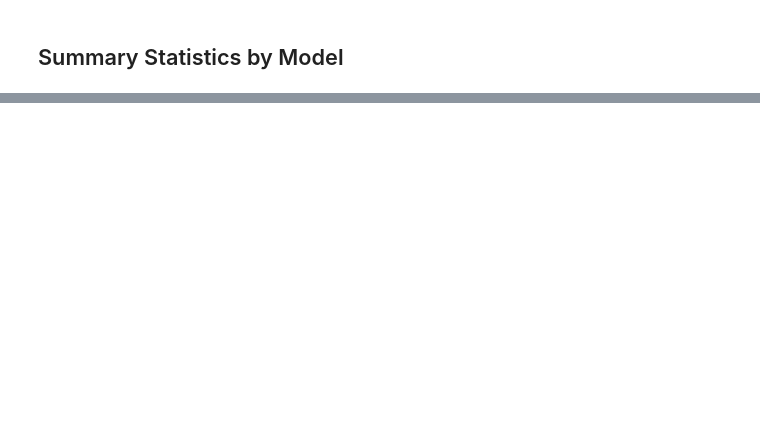
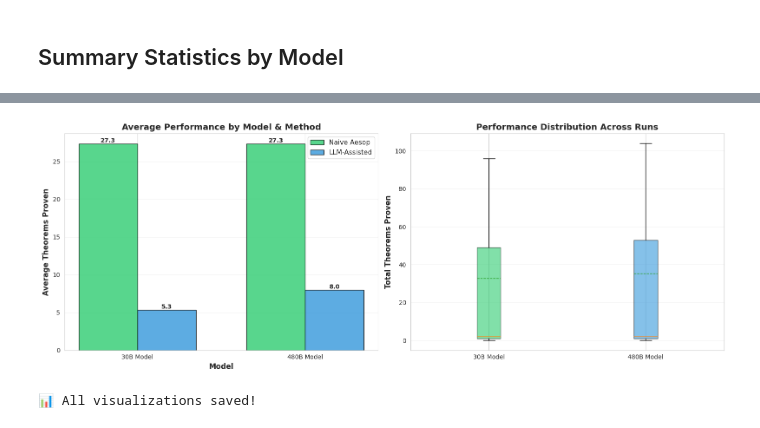
Before and after one commit to padieul/tactic-annot, a Jupyter notebook: experiments/stats.ipynb, the cells around one changed output, grey strips where cells are left out. Cells and saved outputs as stored; diff of their text form; code cells hidden in the pictures; blank space fills up the shorter version.

```diff
--- a/experiments/stats.ipynb
+++ b/experiments/stats.ipynb
@@ -199,27 +402,58 @@ print(model_stats)
 # %%
-# Create comparative bar chart
-if len(models) > 1:
-    fig, ax = plt.subplots(figsize=(12, 6))
+# Create comprehensive comparison charts
+fig, (ax1, ax2) = plt.subplots(1, 2, figsize=(16, 6))
 
-    model_avg = df_runs.groupby('model')[['naive_success', 'llm_success']].mean()
-    model_avg['model_short'] = [m.split('/')[-1][:35] for m in model_avg.index]
+# Chart 1: Average performance by method
+model_avg = df_runs.groupby('model')[['naive_success', 'llm_success']].mean()
 
-    x = range(len(model_avg))
-    width = 0.35
+x = range(len(model_avg))
+width = 0.35
 
-    ax.bar([i - width/2 for i in x], model_avg['naive_success'],
-           width, label='Naive Aesop', color='#2ecc71', alpha=0.8)
-    ax.bar([i + width/2 for i in x], model_avg['llm_success'],
-           width, label='LLM-Assisted', color='#3498db', alpha=0.8)
+bars1 = ax1.bar([i - width/2 for i in x], model_avg['naive_success'],
+       width, label='Naive Aesop', color='#2ecc71', alpha=0.8, edgecolor='black')
+bars2 = ax1.bar([i + width/2 for i in x], model_avg['llm_success'],
+       width, label='LLM-Assisted', color='#3498db', alpha=0.8, edgecolor='black')
 
-    ax.set_xlabel('Model', fontsize=12, fontweight='bold')
-    ax.set_ylabel('Average Theorems Proven', fontsize=12, fontweight='bold')
-    ax.set_title('Average Performance by Model', fontsize=14, fontweight='bold')
-    ax.set_xticks(x)
-    ax.set_xticklabels(model_avg['model_short'], rotation=15, ha='right')
-    ax.legend()
-    ax.grid(True, alpha=0.3, axis='y')
+# Add value labels
+for bars in [bars1, bars2]:
+    for bar in bars:
+        height = bar.get_height()
+        ax1.text(bar.get_x() + bar.get_width()/2., height,
+                f'{height:.1f}',
+                ha='center', va='bottom', fontweight='bold', fontsize=10)
 
-    plt.tight_layout()
-    plt.savefig('model_comparison.png', dpi=300, bbox_inches='tight')
-    plt.show()
+ax1.set_xlabel('Model', fontsize=12, fontweight='bold')
+ax1.set_ylabel('Average Theorems Proven', fontsize=12, fontweight='bold')
+ax1.set_title('Average Performance by Model & Method', fontsize=14, fontweight='bold')
+ax1.set_xticks(x)
+ax1.set_xticklabels([f'{m} Model' for m in model_avg.index])
+ax1.legend(fontsize=11)
+ax1.grid(True, alpha=0.3, axis='y')
+
+# Chart 2: Success rate distribution (box plot)
+data_to_plot = [
+    df_runs[df_runs['model'] == '30B']['total_proven'],
+    df_runs[df_runs['model'] == '480B']['total_proven']
+]
+
+bp = ax2.boxplot(data_to_plot, labels=['30B Model', '480B Model'],
+                 patch_artist=True, showmeans=True, meanline=True)
+
+# Color the boxes
+colors = ['#2ecc71', '#3498db']
+for patch, color in zip(bp['boxes'], colors):
+    patch.set_facecolor(color)
+    patch.set_alpha(0.6)
+
+ax2.set_ylabel('Total Theorems Proven', fontsize=12, fontweight='bold')
+ax2.set_title('Performance Distribution Across Runs', fontsize=14, fontweight='bold')
+ax2.grid(True, alpha=0.3, axis='y')
+
+plt.tight_layout()
+plt.savefig('model_comparison.png', dpi=300, bbox_inches='tight')
+plt.show()
+
+print("\n📊 All visualizations saved!")
+# %% [output]
+[figure, added]
+📊 All visualizations saved!
```
Also changed, not shown: parts of 9 cells of this notebook, 7 other files.
